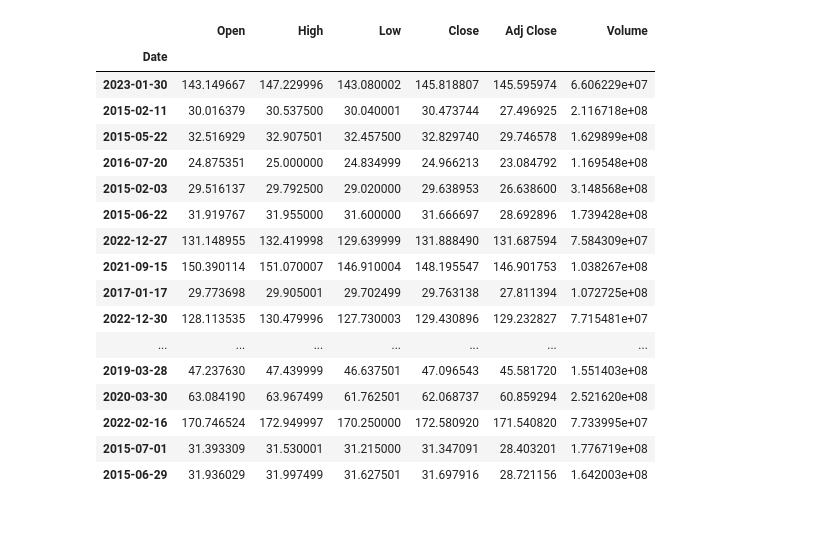
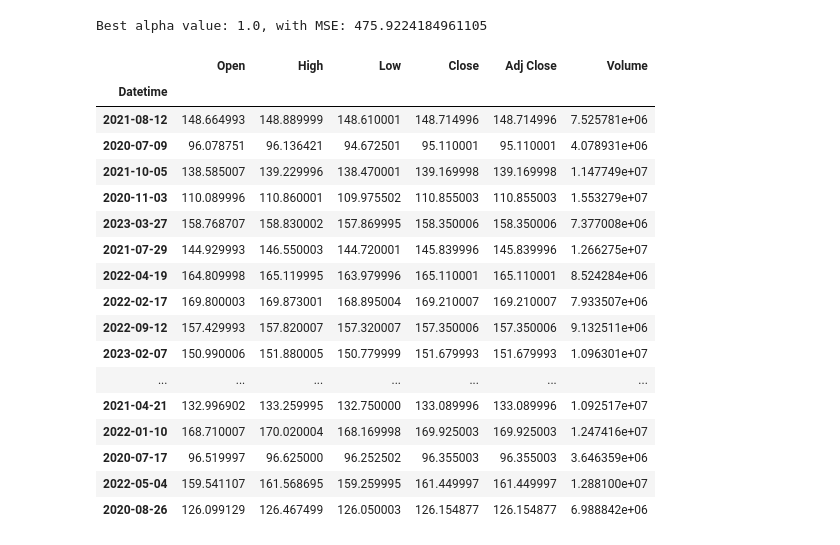
Before and after one commit to Matin-M/StatAnalysis-Predictor, a Jupyter notebook: tech_data_labeling.ipynb, the cells around one changed output. Saved outputs shown, nothing was run; the diff lists cells and outputs as text; code cells hidden in the pictures.

```diff
--- a/tech_data_labeling.ipynb
+++ b/tech_data_labeling.ipynb
@@ -46,41 +46,71 @@ apple_data.head()
+# %%
+import numpy as np
+from statsmodels.tsa.holtwinters import SimpleExpSmoothing
+from sklearn.metrics import mean_squared_error
+
+def time_series_cross_validation(data, alpha_values):
+    train_size = int(len(data) * 0.8)
+    train, validation = data[:train_size], data[train_size:]
+
+    best_alpha = None
+    best_mse = np.inf
+
+    for alpha in alpha_values:
+        smoothing_model = SimpleExpSmoothing(train, initialization_method="heuristic").fit(smoothing_level=alpha, optimized=False)
+        predictions = smoothing_model.forecast(len(validation))
+        mse = mean_squared_error(validation, predictions)
+
+        if mse < best_mse:
+            best_mse = mse
+            best_alpha = alpha
+
+    return best_alpha, best_mse
+
+# Test different alpha values
+alpha_values = np.linspace(0.0001, 1, 1000)
+
+# Assume 'Close' column contains the closing prices of the stock
+best_alpha, best_mse = time_series_cross_validation(ticker_data['Close'], alpha_values)
+
+print(f"Best alpha value: {best_alpha}, with MSE: {best_mse}")
+# %% [output]
+Best alpha value: 1.0, with MSE: 475.9224184961105
 # %%
-from statsmodels.tsa.holtwinters import SimpleExpSmoothing
-
-# Choose the smoothing factor (alpha) between 0 and 1
-alpha = 0.1
+# Choose the smoothing factor (alpha) based on the cross-validation results
+alpha = best_alpha
 
 def apply_smoothing(column, alpha):
     smoothing_model = SimpleExpSmoothing(column, initialization_method="heuristic")
     smoothing_model = smoothing_model.fit(optimized=True)
     return smoothing_model.fittedvalues
 
 # Apply exponential smoothing to all numeric columns
-smoothed_data = apple_data.select_dtypes(include=[np.number]).apply(apply_smoothing, alpha=alpha)
+smoothed_data = ticker_data.select_dtypes(include=[np.number]).apply(apply_smoothing, alpha=alpha)
 
 # Add the smoothed values to the DataFrame as new columns
 for col in smoothed_data.columns:
-    apple_data[col] = smoothed_data[col]
+    ticker_data[col] = smoothed_data[col]
 
-apple_data.sample(20)
+ticker_data.sample(20)
 # %% [output]
 |  | Open | High | Low | Close | Adj Close | Volume |
-| Date |  |  |  |  |  |  |
-| 2023-01-30 | 143.149667 | 147.229996 | 143.080002 | 145.818807 | 145.595974 | 6.606229e+07 |
-| 2015-02-11 | 30.016379 | 30.537500 | 30.040001 | 30.473744 | 27.496925 | 2.116718e+08 |
-| 2015-05-22 | 32.516929 | 32.907501 | 32.457500 | 32.829740 | 29.746578 | 1.629899e+08 |
-| 2016-07-20 | 24.875351 | 25.000000 | 24.834999 | 24.966213 | 23.084792 | 1.169548e+08 |
-| 2015-02-03 | 29.516137 | 29.792500 | 29.020000 | 29.638953 | 26.638600 | 3.148568e+08 |
-| 2015-06-22 | 31.919767 | 31.955000 | 31.600000 | 31.666697 | 28.692896 | 1.739428e+08 |
-| 2022-12-27 | 131.148955 | 132.419998 | 129.639999 | 131.888490 | 131.687594 | 7.584309e+07 |
-| 2021-09-15 | 150.390114 | 151.070007 | 146.910004 | 148.195547 | 146.901753 | 1.038267e+08 |
-| 2017-01-17 | 29.773698 | 29.905001 | 29.702499 | 29.763138 | 27.811394 | 1.072725e+08 |
-| 2022-12-30 | 128.113535 | 130.479996 | 127.730003 | 129.430896 | 129.232827 | 7.715481e+07 |
+| Datetime |  |  |  |  |  |  |
+| 2021-08-12 | 148.664993 | 148.889999 | 148.610001 | 148.714996 | 148.714996 | 7.525781e+06 |
+| 2020-07-09 | 96.078751 | 96.136421 | 94.672501 | 95.110001 | 95.110001 | 4.078931e+06 |
+| 2021-10-05 | 138.585007 | 139.229996 | 138.470001 | 139.169998 | 139.169998 | 1.147749e+07 |
+| 2020-11-03 | 110.089996 | 110.860001 | 109.975502 | 110.855003 | 110.855003 | 1.553279e+07 |
+| 2023-03-27 | 158.768707 | 158.830002 | 157.869995 | 158.350006 | 158.350006 | 7.377008e+06 |
+| 2021-07-29 | 144.929993 | 146.550003 | 144.720001 | 145.839996 | 145.839996 | 1.266275e+07 |
+| 2022-04-19 | 164.809998 | 165.119995 | 163.979996 | 165.110001 | 165.110001 | 8.524284e+06 |
+| 2022-02-17 | 169.800003 | 169.873001 | 168.895004 | 169.210007 | 169.210007 | 7.933507e+06 |
+| 2022-09-12 | 157.429993 | 157.820007 | 157.320007 | 157.350006 | 157.350006 | 9.132511e+06 |
+| 2023-02-07 | 150.990006 | 151.880005 | 150.779999 | 151.679993 | 151.679993 | 1.096301e+07 |
 | ... | ... | ... | ... | ... | ... | ... |
-| 2019-03-28 | 47.237630 | 47.439999 | 46.637501 | 47.096543 | 45.581720 | 1.551403e+08 |
-| 2020-03-30 | 63.084190 | 63.967499 | 61.762501 | 62.068737 | 60.859294 | 2.521620e+08 |
-| 2022-02-16 | 170.746524 | 172.949997 | 170.250000 | 172.580920 | 171.540820 | 7.733995e+07 |
-| 2015-07-01 | 31.393309 | 31.530001 | 31.215000 | 31.347091 | 28.403201 | 1.776719e+08 |
-| 2015-06-29 | 31.936029 | 31.997499 | 31.627501 | 31.697916 | 28.721156 | 1.642003e+08 |
+| 2021-04-21 | 132.996902 | 133.259995 | 132.750000 | 133.089996 | 133.089996 | 1.092517e+07 |
+| 2022-01-10 | 168.710007 | 170.020004 | 168.169998 | 169.925003 | 169.925003 | 1.247416e+07 |
+| 2020-07-17 | 96.519997 | 96.625000 | 96.252502 | 96.355003 | 96.355003 | 3.646359e+06 |
+| 2022-05-04 | 159.541107 | 161.568695 | 159.259995 | 161.449997 | 161.449997 | 1.288100e+07 |
+| 2020-08-26 | 126.099129 | 126.467499 | 126.050003 | 126.154877 | 126.154877 | 6.988842e+06 |
 # %%
 # Generate technical indicators using the TA-Lib library
 from ta.utils import dropna
```
Also changed, not shown: parts of 8 cells of this notebook, 3 other files.
